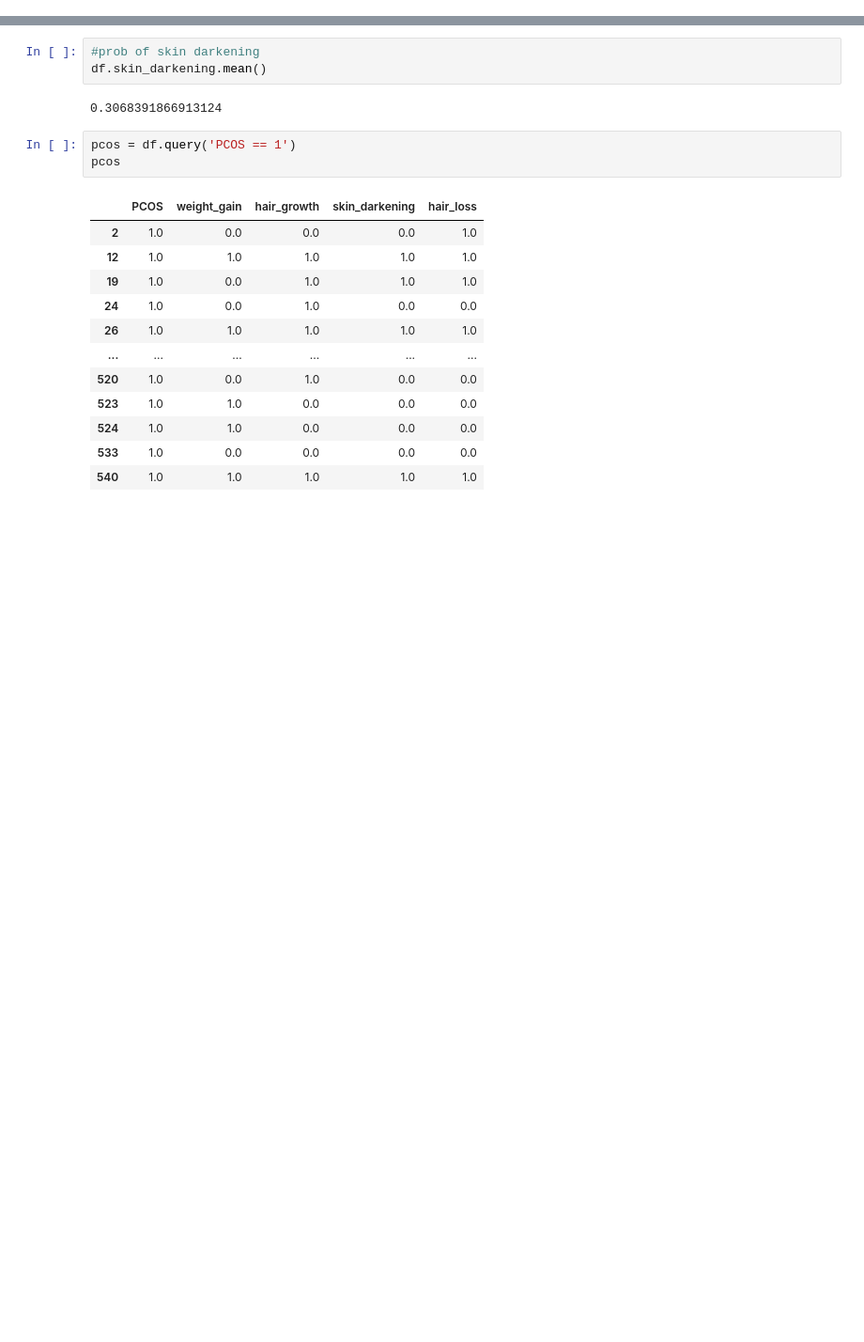
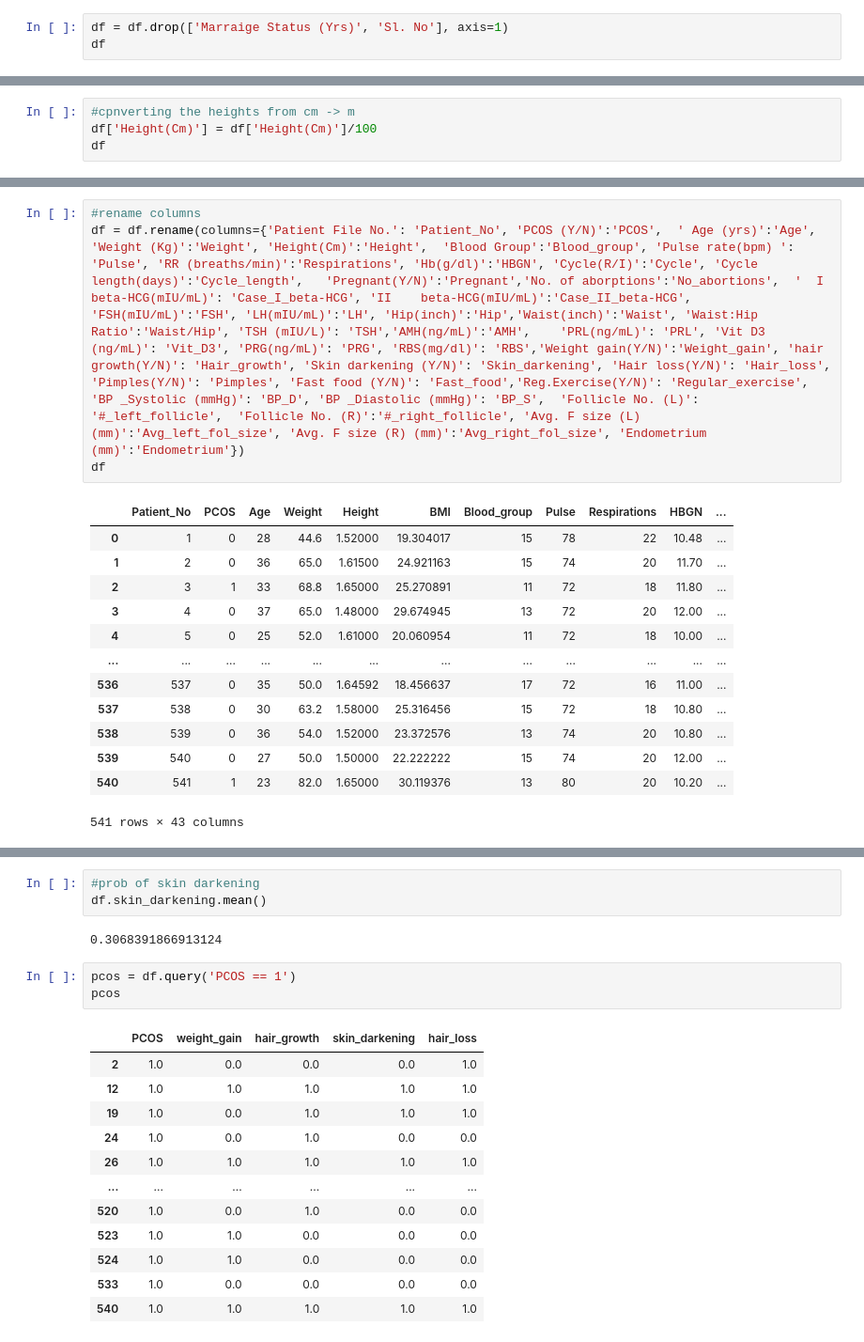
Before and after one commit to chenw-3/pcos-analysis, a Jupyter notebook: PCOS Analysis.ipynb, the cells around one changed output, grey strips where cells are left out. Shown at 94% size. Cells and saved outputs as stored; diff of their text form; blank space fills up the shorter version.

```diff
--- a/PCOS Analysis.ipynb
+++ b/PCOS Analysis.ipynb
@@ -19,0 +59,3 @@ df.PCOS.mean()
+# %%
+df = df.drop(['Marraige Status (Yrs)', 'Sl. No'], axis=1)
+df
@@ -19,0 +76,4 @@ df.PCOS.mean()
+# %%
+#cpnverting the heights from cm -> m
+df['Height(Cm)'] = df['Height(Cm)']/100
+df
@@ -19,0 +98,18 @@ df.PCOS.mean()
+# %%
+#rename columns
+df = df.rename(columns={'Patient File No.': 'Patient_No', 'PCOS (Y/N)':'PCOS',	' Age (yrs)':'Age',	'Weight (Kg)':'Weight',	'Height(Cm)':'Height',	'Blood Group':'Blood_group', 'Pulse rate(bpm) ': 'Pulse', 'RR (breaths/min)':'Respirations', 'Hb(g/dl)':'HBGN', 'Cycle(R/I)':'Cycle', 'Cycle length(days)':'Cycle_length',	'Pregnant(Y/N)':'Pregnant','No. of aborptions':'No_abortions',	'  I   beta-HCG(mIU/mL)': 'Case_I_beta-HCG', 'II    beta-HCG(mIU/mL)':'Case_II_beta-HCG', 'FSH(mIU/mL)':'FSH', 'LH(mIU/mL)':'LH',	'Hip(inch)':'Hip','Waist(inch)':'Waist', 'Waist:Hip Ratio':'Waist/Hip', 'TSH (mIU/L)': 'TSH','AMH(ng/mL)':'AMH',	'PRL(ng/mL)': 'PRL', 'Vit D3 (ng/mL)': 'Vit_D3', 'PRG(ng/mL)': 'PRG', 'RBS(mg/dl)': 'RBS','Weight gain(Y/N)':'Weight_gain', 'hair growth(Y/N)': 'Hair_growth', 'Skin darkening (Y/N)': 'Skin_darkening', 'Hair loss(Y/N)': 'Hair_loss', 'Pimples(Y/N)': 'Pimples', 'Fast food (Y/N)': 'Fast_food','Reg.Exercise(Y/N)': 'Regular_exercise', 'BP _Systolic (mmHg)': 'BP_D', 'BP _Diastolic (mmHg)': 'BP_S',	'Follicle No. (L)': '#_left_follicle',	'Follicle No. (R)':'#_right_follicle', 'Avg. F size (L) (mm)':'Avg_left_fol_size', 'Avg. F size (R) (mm)':'Avg_right_fol_size', 'Endometrium (mm)':'Endometrium'})
+df
+# %% [output]
+|  | Patient_No | PCOS | Age | Weight | Height | BMI | Blood_group | Pulse | Respirations | HBGN | ... |
+| 0 | 1 | 0 | 28 | 44.6 | 1.52000 | 19.304017 | 15 | 78 | 22 | 10.48 | ... |
+| 1 | 2 | 0 | 36 | 65.0 | 1.61500 | 24.921163 | 15 | 74 | 20 | 11.70 | ... |
+| 2 | 3 | 1 | 33 | 68.8 | 1.65000 | 25.270891 | 11 | 72 | 18 | 11.80 | ... |
+| 3 | 4 | 0 | 37 | 65.0 | 1.48000 | 29.674945 | 13 | 72 | 20 | 12.00 | ... |
+| 4 | 5 | 0 | 25 | 52.0 | 1.61000 | 20.060954 | 11 | 72 | 18 | 10.00 | ... |
+| ... | ... | ... | ... | ... | ... | ... | ... | ... | ... | ... | ... |
+| 536 | 537 | 0 | 35 | 50.0 | 1.64592 | 18.456637 | 17 | 72 | 16 | 11.00 | ... |
+| 537 | 538 | 0 | 30 | 63.2 | 1.58000 | 25.316456 | 15 | 72 | 18 | 10.80 | ... |
+| 538 | 539 | 0 | 36 | 54.0 | 1.52000 | 23.372576 | 13 | 74 | 20 | 10.80 | ... |
+| 539 | 540 | 0 | 27 | 50.0 | 1.50000 | 22.222222 | 15 | 74 | 20 | 12.00 | ... |
+| 540 | 541 | 1 | 23 | 82.0 | 1.65000 | 30.119376 | 13 | 80 | 20 | 10.20 | ... |
+541 rows × 43 columns
```
Also changed, not shown: parts of 15 cells of this notebook, 1 other file.
